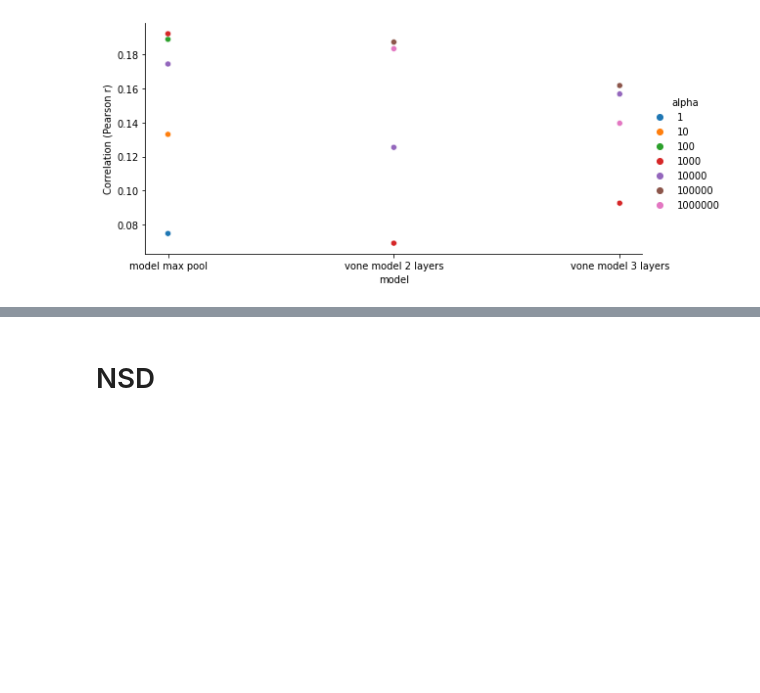
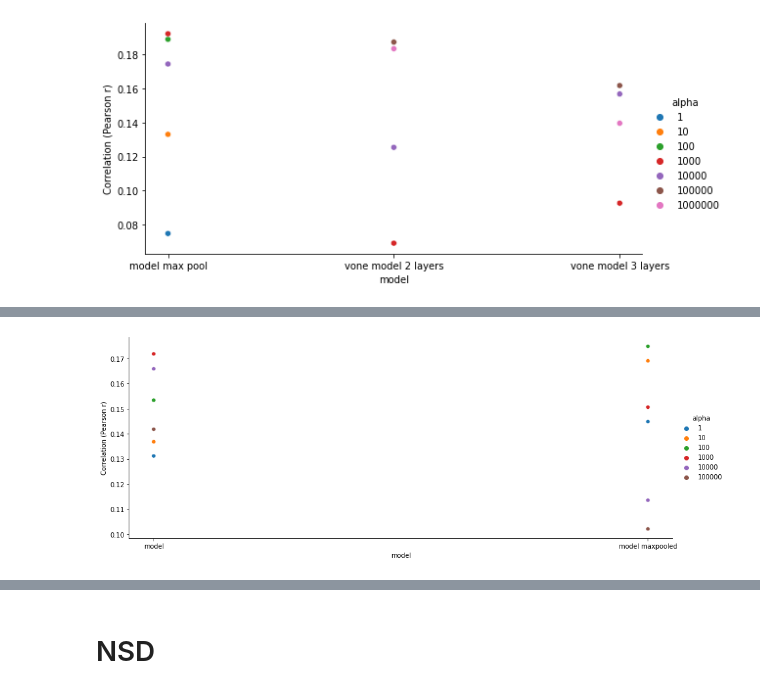
Before and after one commit to akazemian/untrained_models_of_visual_cortex, a Jupyter notebook: plots/plot_encoding_performance.ipynb, the cells around one changed output, grey strips where cells are left out. Cells and saved outputs as stored; diff of their text form; code cells hidden in the pictures; blank space fills up the shorter version.

```diff
--- a/plots/plot_encoding_performance.ipynb
+++ b/plots/plot_encoding_performance.ipynb
@@ -372,0 +451,31 @@ _pca.components_.shape
+# %%
+dataset = 'naturalscenes'
+region = 'V4'
+mode = 'cv'
+
+data_dict = {
+            'model':{
+                'iden':'model',
+                'layers': ['last'],
+                'preprocess':Preprocess(im_size=96).PreprocessGS,
+                'num_layers':3,
+                'num_features':10000,
+                'pca':False,
+                'max_pool':False,
+                'alphas': [10**i for i in range(6)]},
+
+
+            'model maxpooled':{
+                'iden':'model',
+                'layers': ['last'],
+                'preprocess':Preprocess(im_size=96).PreprocessGS,
+                'num_layers':3,
+                'num_features':10000,
+                'pca':False,
+                'max_pool':True,
+                'alphas': [10**i for i in range(6)]},
+}
+
+plot_data_means(data_dict, dataset, region, mode, file_name='model maxpool vs no maxpool',show_legend=False)
+# %% [output]
+[figure, added]
```
Also changed, not shown: parts of 8 cells of this notebook, 10 other files.
